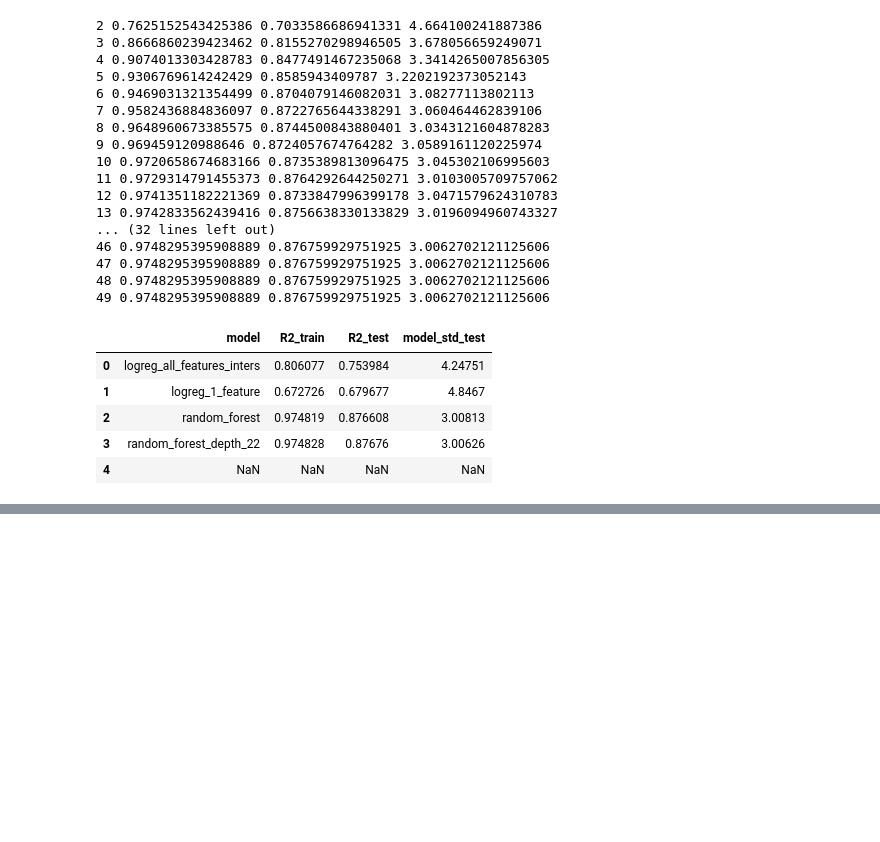
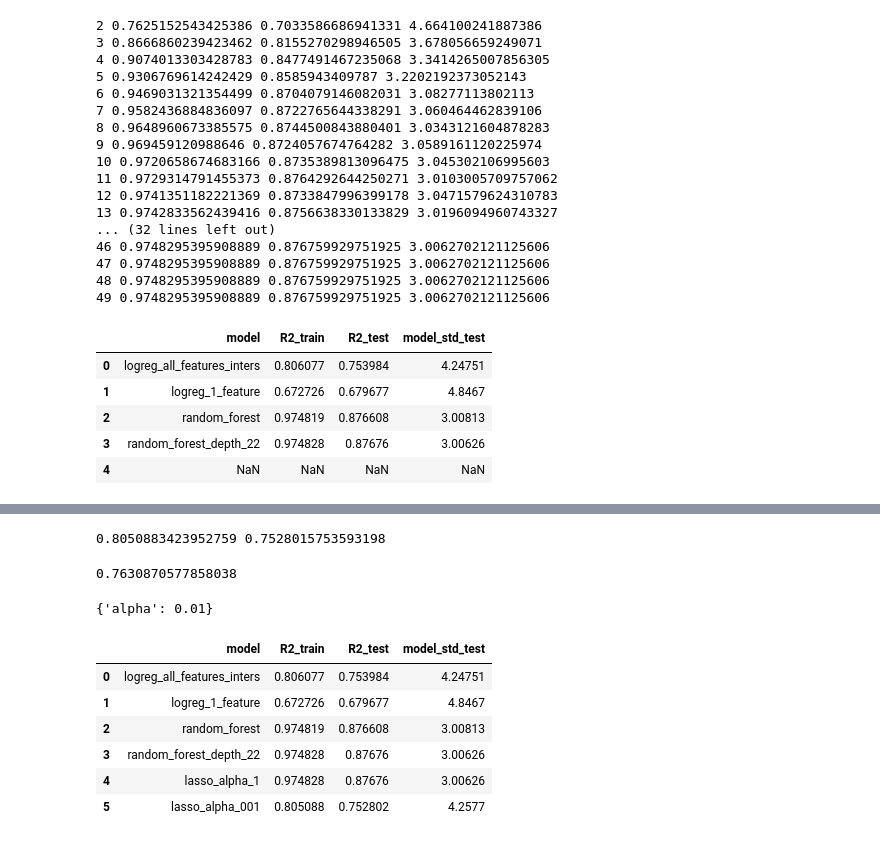
Before and after one commit to zamarseny/homework_python, a Jupyter notebook: 4_building_models/regression fitting.ipynb, the cells around one changed output, grey strips where cells are left out. Drawn from its saved outputs; the diff is of its cells as text; code cells hidden in the pictures; blank space fills up the shorter version.

```diff
--- a/4_building_models/regression fitting.ipynb
+++ b/4_building_models/regression fitting.ipynb
@@ -488,0 +513,11 @@ model_comparison.head()
+# %%
+model_comparison.iloc[n, : ]=['lasso_alpha_1', \
+                                r2_score(y_train, y_pred_tr), \
+              r2_score(y_test, y_pred_te),\
+                               np.sqrt(mean_squared_error(y_test, y_pred_te))]
+n+=1
+# %%
+from sklearn.model_selection import GridSearchCV
+param_grid={'alpha': (0.001, 0.01, 0.1, 0.5, 1.0, 1.5, 2.0, 5.0) } #, 'max_depth' : range(2, 20)}
+grid = GridSearchCV(lassoreg, param_grid, cv=10, scoring='r2', return_train_score=True)
+grid.fit(data_train_sc, y_train)
@@ -488,0 +533,31 @@ model_comparison.head()
+# %%
+print( grid.score(data_train_sc, y_train), grid.score(data_test_sc, y_test))
+# %% [output]
+0.8050883423952759 0.7528015753593198
+# %%
+grid.best_score_
+# %% [output]
+0.7630870577858038
+# %%
+grid.best_params_
+# %% [output]
+{'alpha': 0.01}
+# %%
+y_pred_tr=grid.predict(data_train_sc)
+y_pred_te=grid.predict(data_test_sc)
+# %%
+model_comparison.iloc[n, : ]=['lasso_alpha_001', \
+                                r2_score(y_train, y_pred_tr), \
+              r2_score(y_test, y_pred_te),\
+                               np.sqrt(mean_squared_error(y_test, y_pred_te))]
+n+=1
+# %%
+model_comparison.head(6)
+# %% [output]
+|  | model | R2_train | R2_test | model_std_test |
+| 0 | logreg_all_features_inters | 0.806077 | 0.753984 | 4.24751 |
+| 1 | logreg_1_feature | 0.672726 | 0.679677 | 4.8467 |
+| 2 | random_forest | 0.974819 | 0.876608 | 3.00813 |
+| 3 | random_forest_depth_22 | 0.974828 | 0.87676 | 3.00626 |
+| 4 | lasso_alpha_1 | 0.974828 | 0.87676 | 3.00626 |
+| 5 | lasso_alpha_001 | 0.805088 | 0.752802 | 4.2577 |
```
Also changed, not shown: parts of 18 cells of this notebook.
